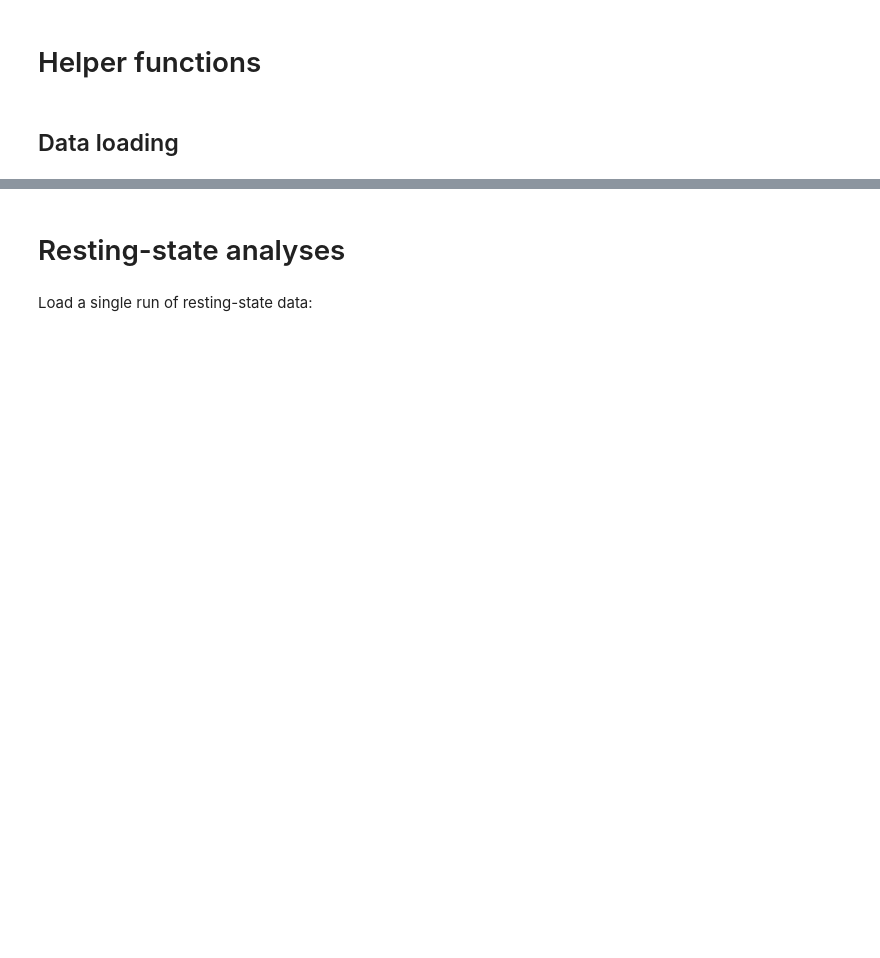
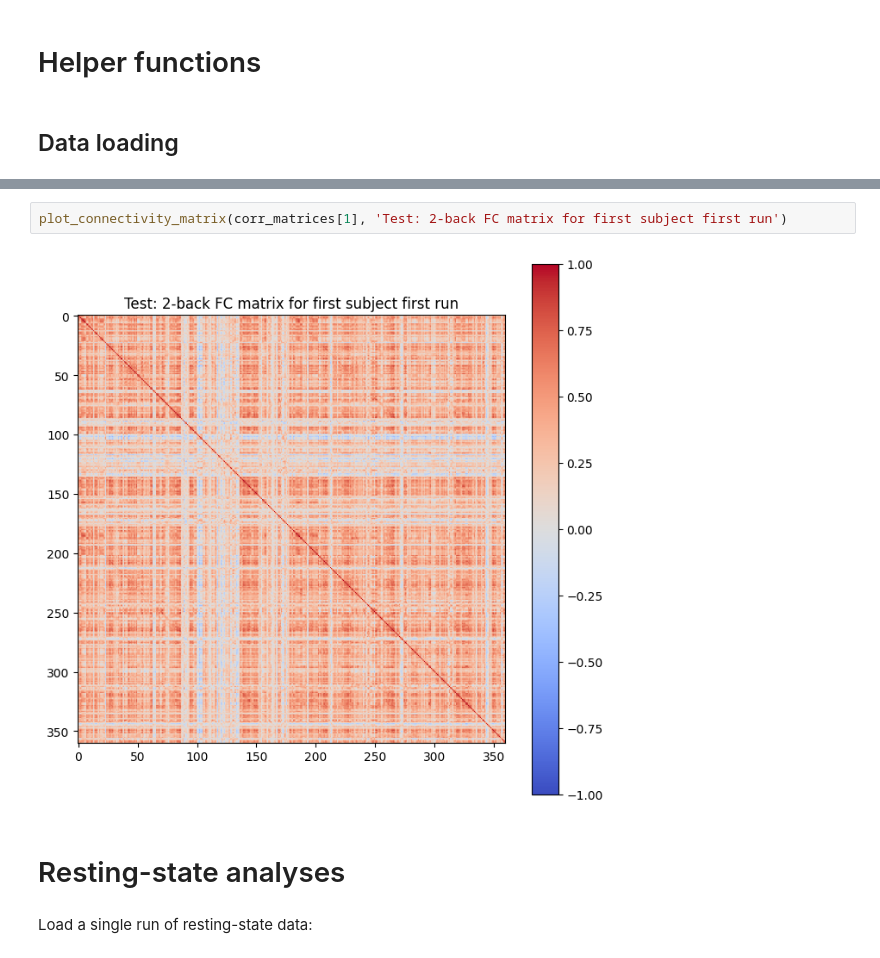
Before and after one commit to MJulaie/Neuromatch-HCP-Working-Memory, a Jupyter notebook: code/main.ipynb, the cells around one changed output, grey strips where cells are left out. Drawn from its saved outputs; the diff is of its cells as text; blank space fills up the shorter version.

```diff
--- a/code/main.ipynb
+++ b/code/main.ipynb
@@ -371,3 +475,7 @@ def selective_average(timeseries_data, ev, skip=0):
+# %%
+plot_connectivity_matrix(corr_matrices[1], 'Test: 2-back FC matrix for first subject first run')
+# %% [output]
+[figure, added]
 # %% [markdown]
 # Resting-state analyses
 # %% [markdown]
```
Also changed, not shown: parts of 26 cells of this notebook.
